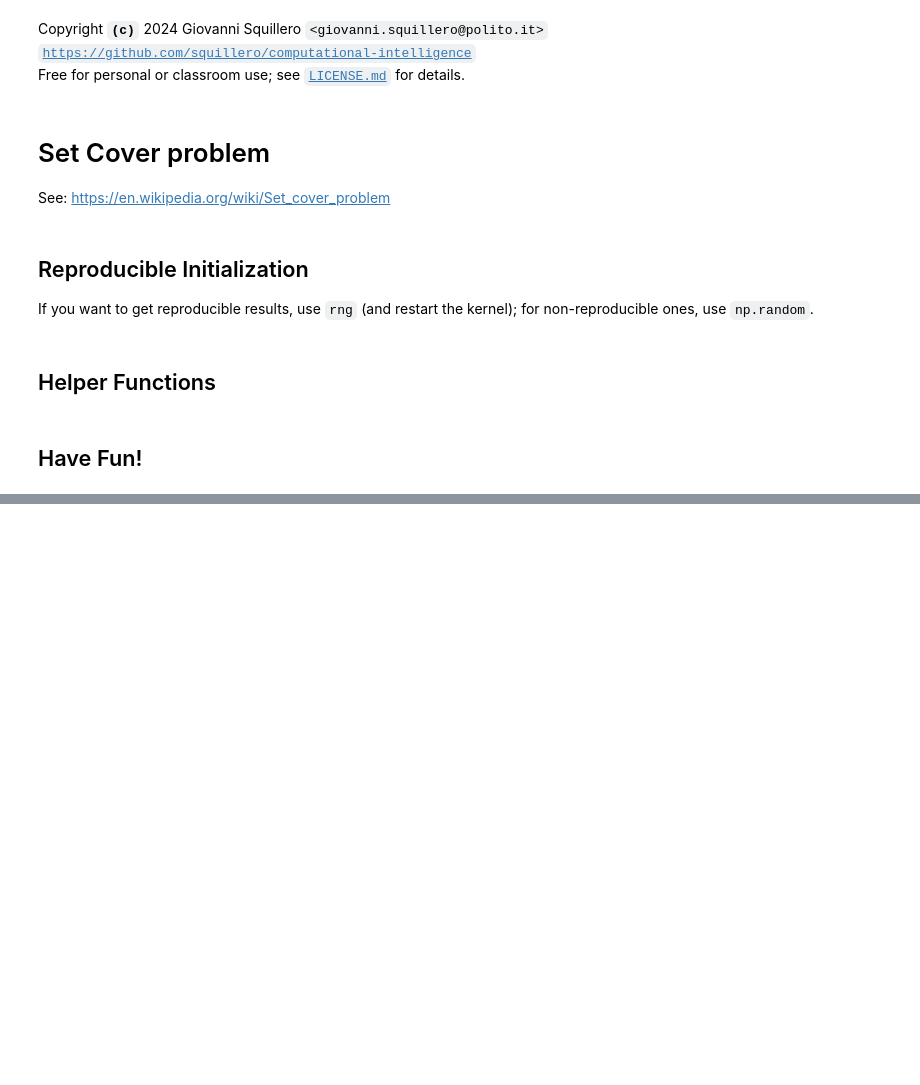
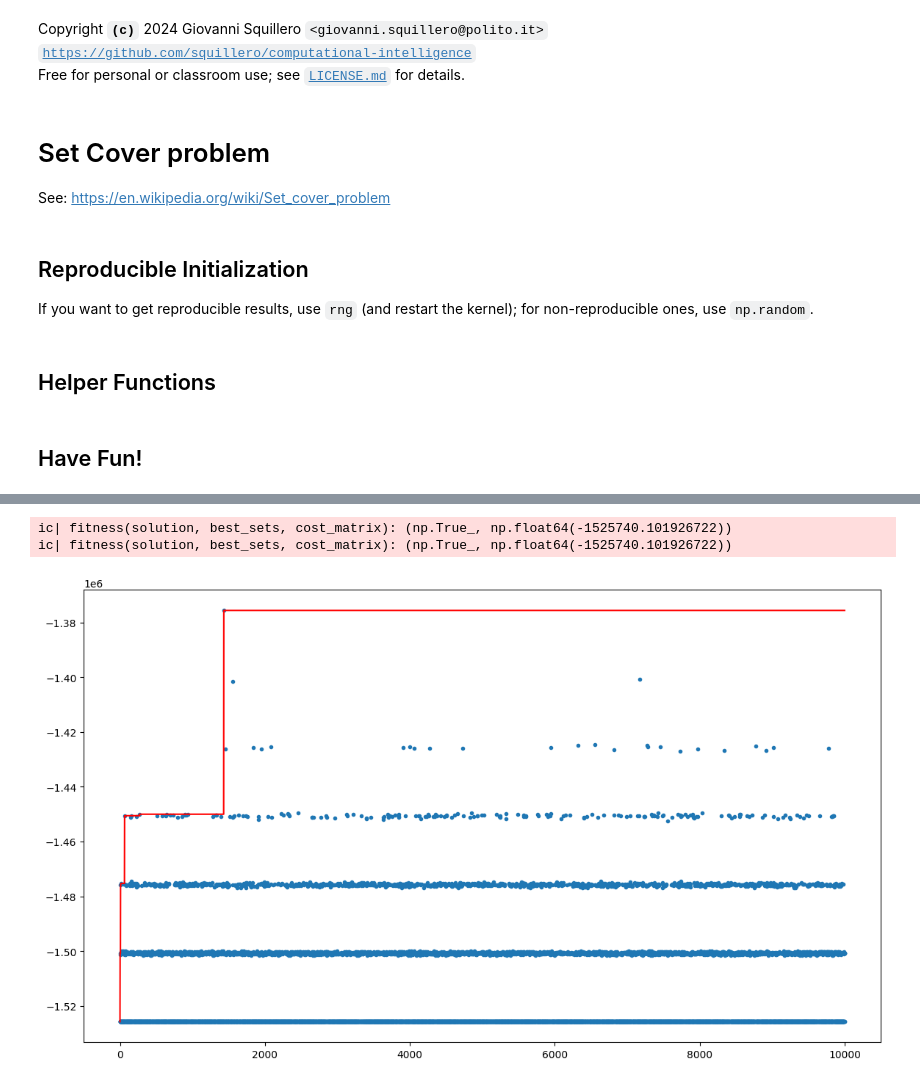
Before and after one commit to LucaIanniello/CI2024_lab1, a Jupyter notebook: set-cover.ipynb, the cells around one changed output, grey strips where cells are left out. Cells and saved outputs as stored; diff of their text form; code cells hidden in the pictures; blank space fills up the shorter version.

```diff
--- a/set-cover.ipynb
+++ b/set-cover.ipynb
@@ -181,0 +176,34 @@ After some tries, we can see that some the last and the second solutions have be
+# %%
+num_set = len(best_sets)
+solution = rng.random(num_set) < 1
+cost_matrix = COSTS[min_sets]
+solution_fitness = fitness(solution,best_sets, cost_matrix )
+history = [float(solution_fitness[1])] #plot of the cost
+ic(fitness(solution, best_sets, cost_matrix))
+
+
+for steps in range(10_000):
+
+    new_solution = multiple_mutation(solution, num_set)
+    f = fitness(new_solution, best_sets, cost_matrix)
+    history.append(float(f[1]))
+
+    if f > solution_fitness:
+        solution = new_solution
+        solution_fitness = fitness(solution, best_sets, cost_matrix)
+        #ic(fitness(solution))
+
+#ic(solution)
+ic(fitness(solution, best_sets, cost_matrix))
+
+plt.figure(figsize=(14, 8))
+plt.plot(
+    range(len(history)),
+    list(accumulate(history, max)),
+    color="red",
+)
+_ = plt.scatter(range(len(history)), history, marker=".")
+# %% [output]
+ic| fitness(solution, best_sets, cost_matrix): (np.True_, np.float64(-1525740.101926722))
+ic| fitness(solution, best_sets, cost_matrix): (np.True_, np.float64(-1525740.101926722))
+[figure, added]
```
Also changed, not shown: parts of 20 cells of this notebook.
